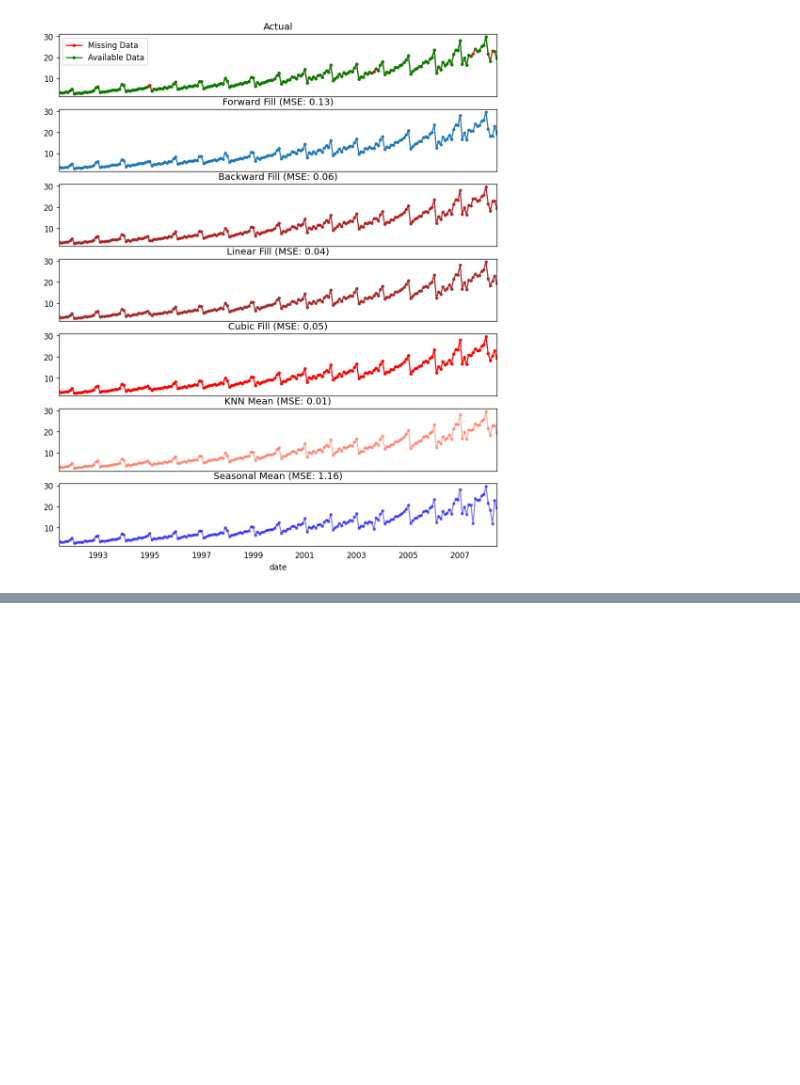
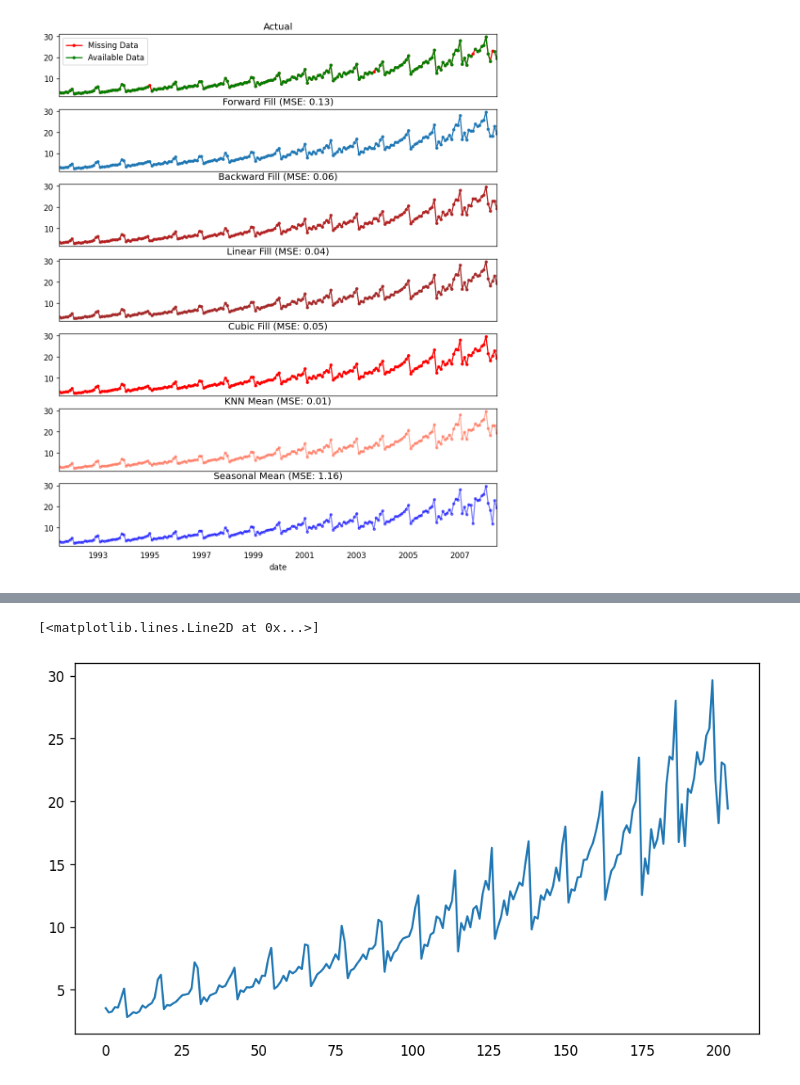
Before and after one commit to Preet2fun/MachineLearning_TimeSeries, a Jupyter notebook: Time series analysis/Time Series Analysis Concepts/ts_concepts.ipynb, the cells around one changed output, grey strips where cells are left out. Drawn from its saved outputs; the diff is of its cells as text; code cells hidden in the pictures; blank space fills up the shorter version.

```diff
--- a/Time series analysis/Time Series Analysis Concepts/ts_concepts.ipynb
+++ b/Time series analysis/Time Series Analysis Concepts/ts_concepts.ipynb
@@ -406,0 +412,5 @@ df['seasonal_mean'].plot(title="Seasonal Mean (MSE: " + str(error) +")", ax=axes
+# %%
+plt.plot(df['value'])
+# %% [output]
+[<matplotlib.lines.Line2D at 0x...>]
+[figure, added]
```
Also changed, not shown: parts of 4 cells of this notebook.
